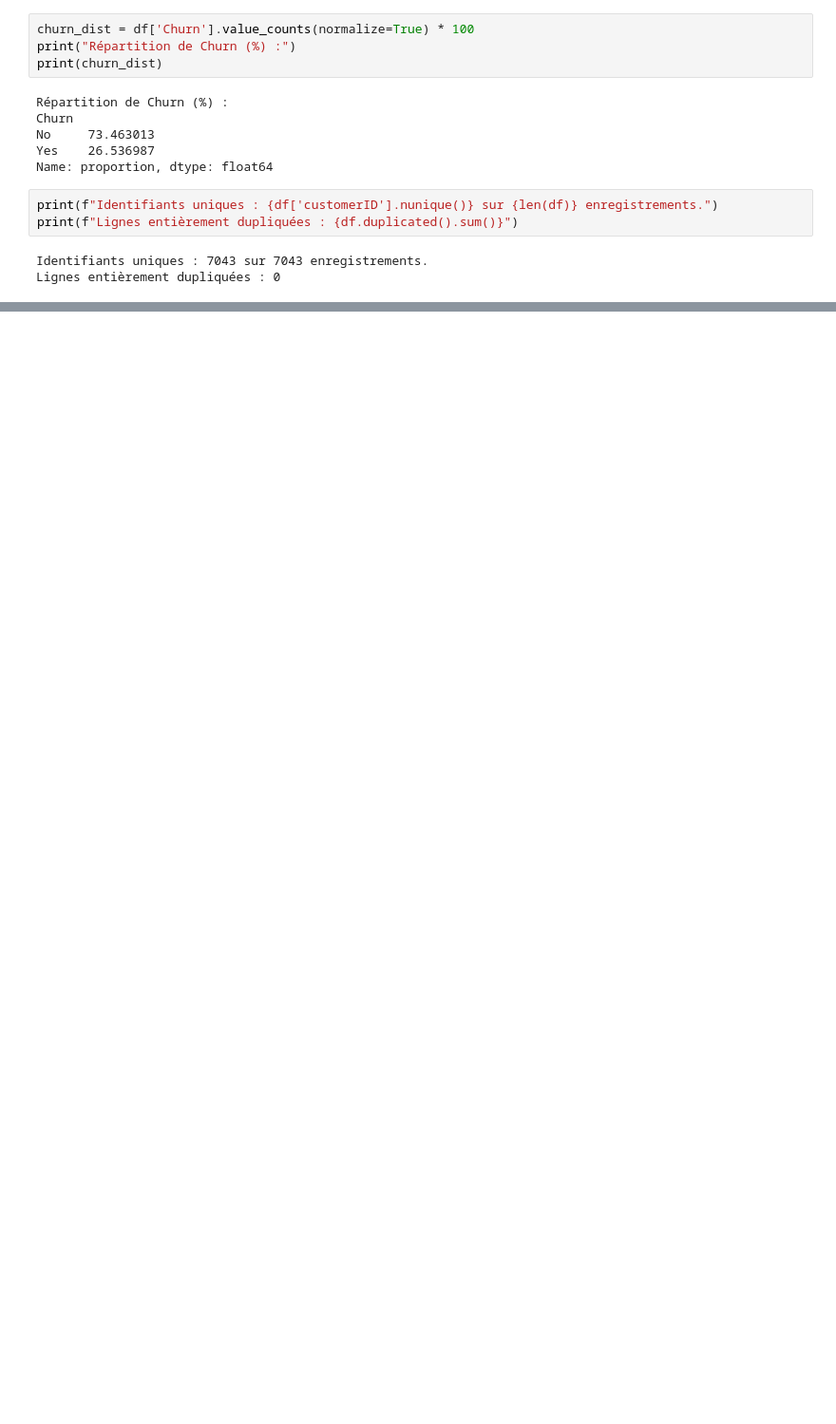
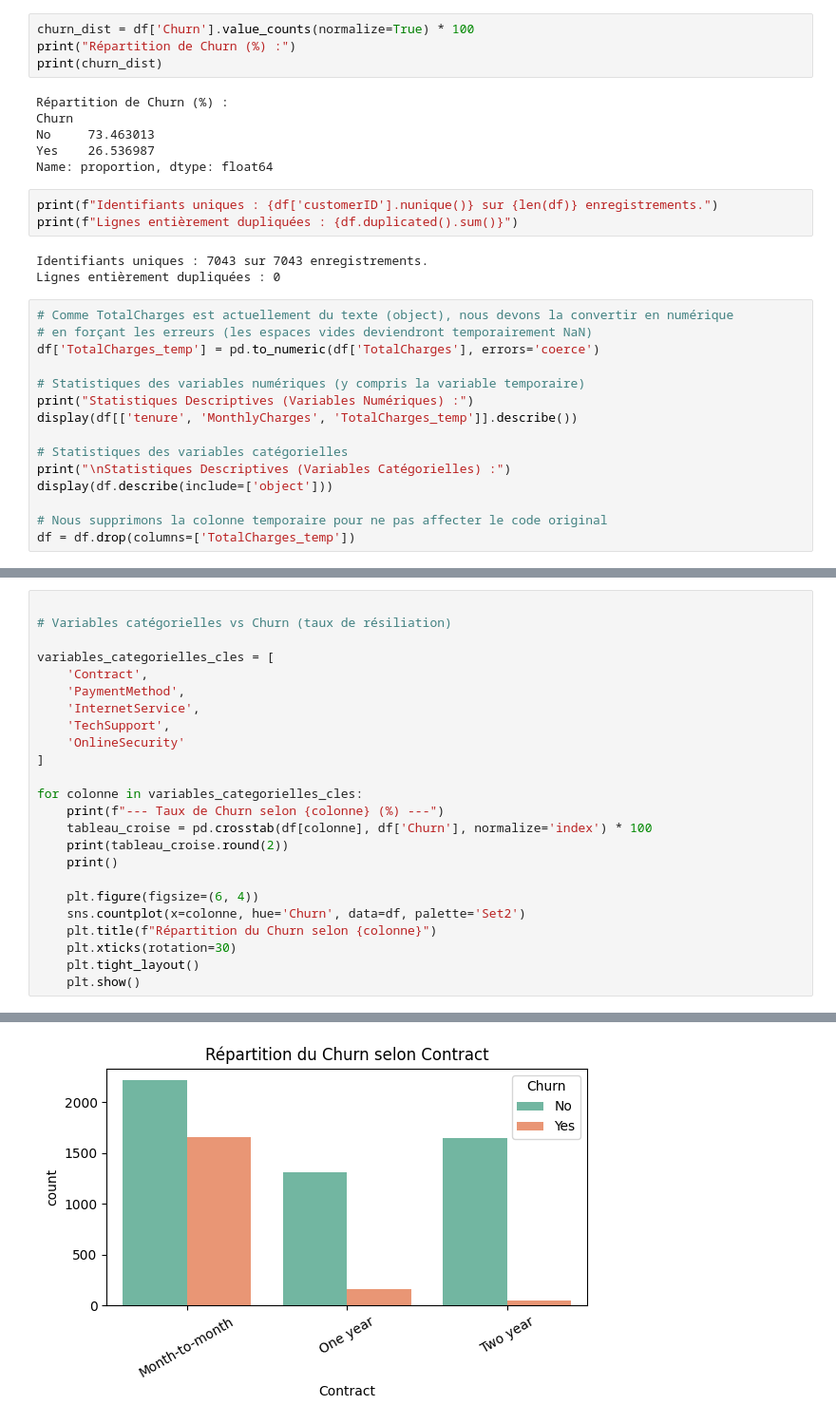
Before and after one commit to sebaarayacastro1/projet-mlops, a Jupyter notebook: notebooks/01_eda_and_cleaning.ipynb, the cells around one changed output, grey strips where cells are left out. Shown at 95% size. Cells and saved outputs as stored; diff of their text form; blank space fills up the shorter version.

Commit message:
feat(eda): EDA complet et nettoyage des données Telco Churn

```diff
--- a/notebooks/01_eda_and_cleaning.ipynb
+++ b/notebooks/01_eda_and_cleaning.ipynb
@@ -71,3 +89,18 @@ print(f"Lignes entièrement dupliquées : {df.duplicated().sum()}")
 # %% [output]
 Identifiants uniques : 7043 sur 7043 enregistrements.
 Lignes entièrement dupliquées : 0
+# %%
+# Comme TotalCharges est actuellement du texte (object), nous devons la convertir en numérique
+# en forçant les erreurs (les espaces vides deviendront temporairement NaN)
+df['TotalCharges_temp'] = pd.to_numeric(df['TotalCharges'], errors='coerce')
+
+# Statistiques des variables numériques (y compris la variable temporaire)
+print("Statistiques Descriptives (Variables Numériques) :")
+display(df[['tenure', 'MonthlyCharges', 'TotalCharges_temp']].describe())
+
+# Statistiques des variables catégorielles
+print("\nStatistiques Descriptives (Variables Catégorielles) :")
+display(df.describe(include=['object']))
+
+# Nous supprimons la colonne temporaire pour ne pas affecter le code original
+df = df.drop(columns=['TotalCharges_temp'])
@@ -73,0 +124,25 @@ Lignes entièrement dupliquées : 0
+# %%
+
+# Variables catégorielles vs Churn (taux de résiliation)
+
+variables_categorielles_cles = [
+    'Contract',
+    'PaymentMethod',
+    'InternetService',
+    'TechSupport',
+    'OnlineSecurity'
+]
+
+for colonne in variables_categorielles_cles:
+    print(f"--- Taux de Churn selon {colonne} (%) ---")
+    tableau_croise = pd.crosstab(df[colonne], df['Churn'], normalize='index') * 100
+    print(tableau_croise.round(2))
+    print()
+
+    plt.figure(figsize=(6, 4))
+    sns.countplot(x=colonne, hue='Churn', data=df, palette='Set2')
+    plt.title(f"Répartition du Churn selon {colonne}")
+    plt.xticks(rotation=30)
+    plt.tight_layout()
+    plt.show()
+# %% [output]
@@ -73,0 +155 @@ Lignes entièrement dupliquées : 0
+[figure, added]
```
Also changed, not shown: parts of 7 cells of this notebook.
